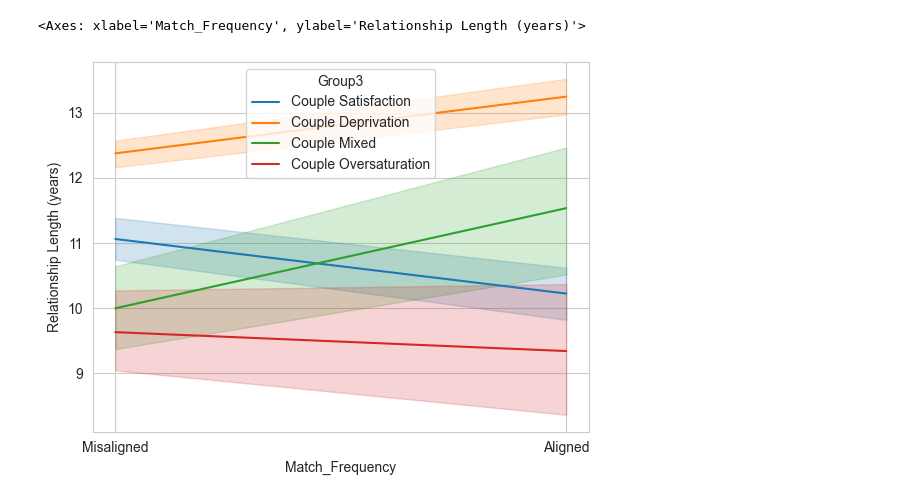
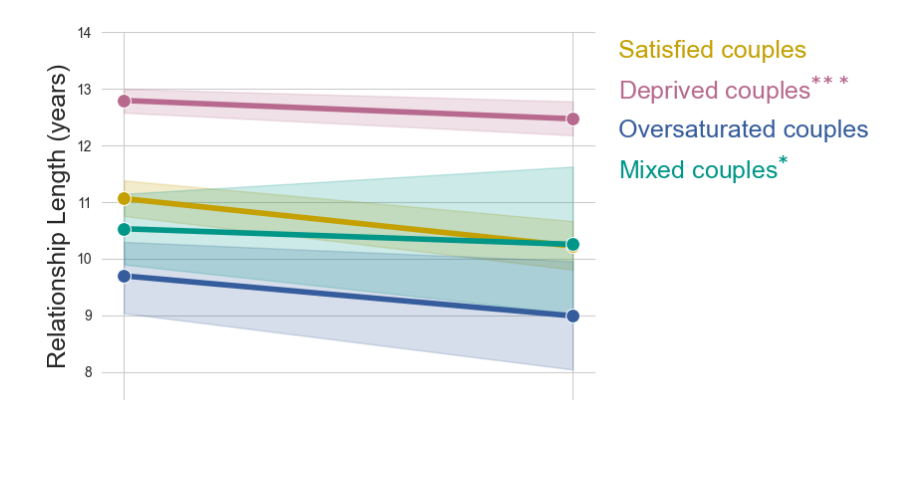
Before and after one commit to EdgardoCS/touchCouples, a Jupyter notebook: 6-Alignment_stats.ipynb, the cells around one changed output. Saved outputs shown, nothing was run; the diff lists cells and outputs as text; code cells hidden in the pictures; blank space fills up the shorter version.

Commit message:
alignment_done

```diff
--- a/6-Alignment_stats.ipynb
+++ b/6-Alignment_stats.ipynb
@@ -25,7 +25,12 @@ df.loc[df['Group1'] == 'SubGroup-OversaturatedBoth', 'Group4'] = 'Oversaturated_
 df.loc[df['Group1'] == 'SubGroup-OversaturatedMe', 'Group4'] = 'Oversaturated_Me'
 df.loc[df['Group1'] == 'SubGroup-OversaturatedPartner', 'Group4'] = 'Oversaturated_Partner'
 
-df.loc[df['Group3'] == 'Couple Mixed', 'Group4'] = 'Couple Mixed'
+df.loc[df['Group3'] == 'Couple Mixed', 'Group4'] = 'Mixed couple'
+# %%
+df = df.rename(columns={
+    'Relationship Satisfaction': 'Relationship_Satisfaction',
+    'Relationship Length (years)': 'Relationship_Length_years',
+})
 # %%
 def collapse_kde_into_bins(kde_df, bins=[0, 1, 2, 3, 4, 5, 6]):
     df = kde_df.copy()
@@ -188,13 +243,57 @@ plt.savefig('output/img/alignment/desire.png', dpi=600, transparent=False, bbox_
 # %%
-sns.lineplot(
+ax = sns.lineplot(
     data=df,
-    x="Match_Frequency",
-    y="Relationship Length (years)",
+    y="Relationship_Length_years",
+    x="Match_Desire",
     hue="Group3",
+    hue_order=groups_order,
     style='Group3',
-    # markers=["o", "o", "o", "o"],
+    palette=new_palette,
+    markers=["o", "o", "o", "o"],
+    markersize=10,
     dashes=False,
+    linewidth=4,
 )
+
+plt.ylabel("Relationship Length (years)", fontsize=18)
+# plt.xlabel("Couple Alignment Status", fontsize=18)
+
+plt.xlabel("")
+ax.tick_params(axis='x', labelbottom=False)
+
+handles, labels = ax.get_legend_handles_labels()
+# new_labels = ["Satisfied couples", "Deprived couples ***", "Mixed couples *", "Oversaturated couples"]
+# plt.legend(handles=handles, labels=new_labels, loc='upper right', bbox_to_anchor=(1.8, 1.04), frameon=False, fontsize=18)
+
+new_labels = [
+    "Satisfied couples",
+    "Deprived couples$^{\mathbf{***}}$",
+    "Oversaturated couples",
+    "Mixed couples$^{\mathbf{*}}$",
+]
+
+leg = plt.legend(
+    handles=handles,
+    labels=new_labels,
+    loc='upper right',
+    bbox_to_anchor=(1.6, 1.04),
+    frameon=False,
+    fontsize=18,
+    handlelength=0,
+    handletextpad=0,
+    markerscale=0
+)
+
+for item in leg.legend_handles:
+    item.set_visible(False)
+
+for text, handle in zip(leg.get_texts(), handles):
+    text.set_color(handle.get_color())
+
+plt.ylim(7.5, 14)
+
+sns.despine(top=True, right=True, left=True, bottom=True)
+ax.tick_params(axis='x', which='major', pad=10, labelsize=18)
+plt.savefig('output/img/alignment/rel_len.png', dpi=600, transparent=False, bbox_inches='tight')
 # %% [output]
-<Axes: xlabel='Match_Frequency', ylabel='Relationship Length (years)'>
-[figure, old version]
+[figure, new version]
```
Also changed, not shown: parts of 15 cells of this notebook, 6 other files.
